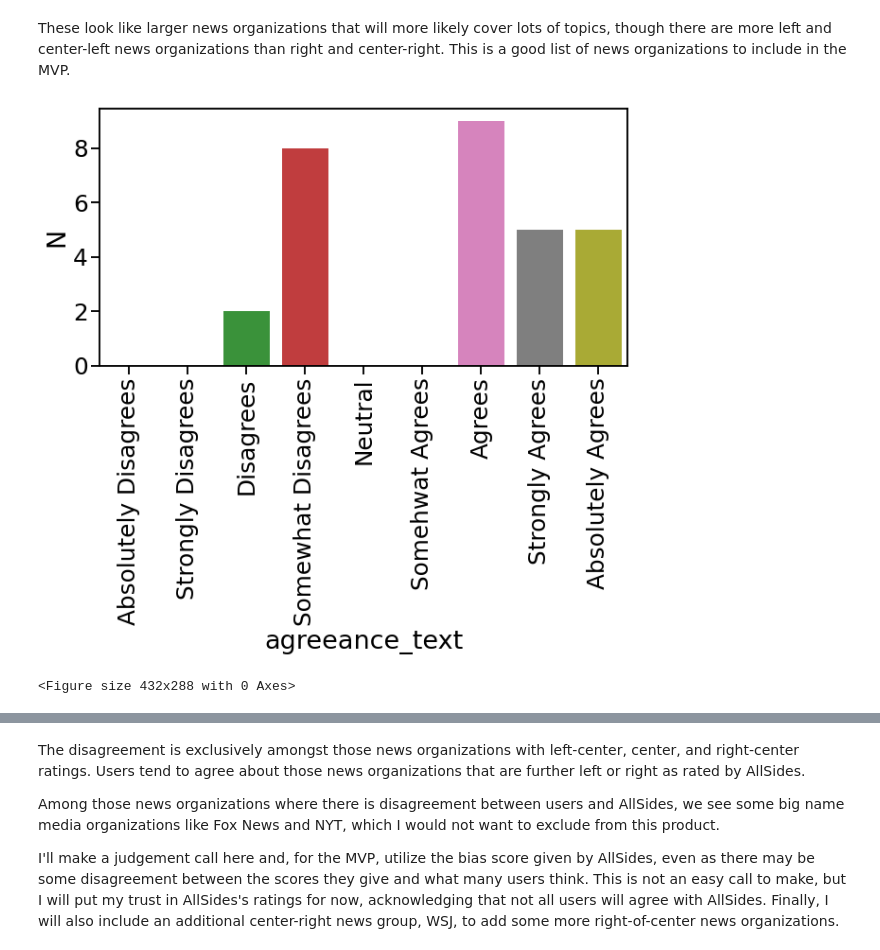
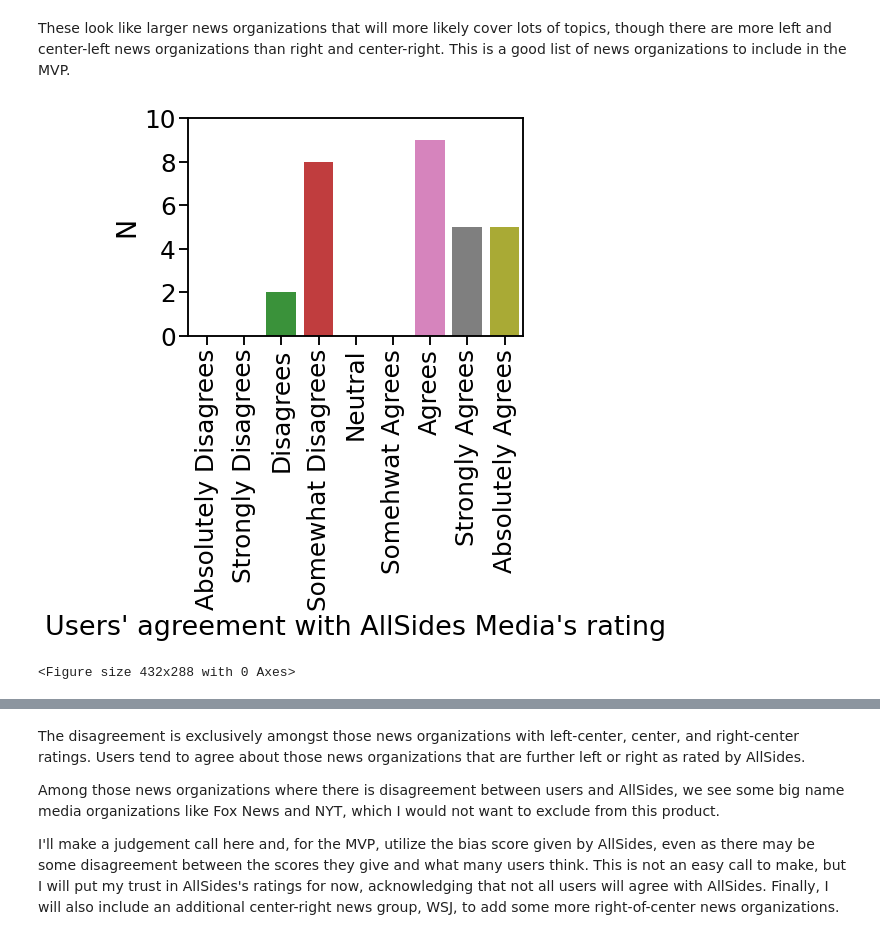
Before and after one commit to sagarsetru/debiaser, a Jupyter notebook: eda_all_sides_media.ipynb, the cells around one changed output, grey strips where cells are left out. Cells and saved outputs as stored; diff of their text form; code cells hidden in the pictures.

```diff
--- a/eda_all_sides_media.ipynb
+++ b/eda_all_sides_media.ipynb
@@ -198,15 +203,17 @@ plt.clf();
 These look like larger news organizations that will more likely cover lots of topics, though there are more left and center-left news organizations than right and center-right. This is a good list of news organizations to include in the MVP.
 # %%
 # how often does the 'public' agree with these ratings?
-plt.figure(figsize=(10,5));
+# plt.figure(figsize=(10,5));
 sns.countplot(all_sides_df_high_votes['agreeance_text'],order=['Absolutely Disagrees','Strongly Disagrees','Disagrees','Somewhat Disagrees','Neutral','Somehwat Agrees','Agrees','Strongly Agrees','Absolutely Agrees'])
 plt.ylabel('N');
+plt.yticks(np.arange(0, 11, step=2))
+plt.xlabel("Users' agreement with AllSides Media's rating")
 sns.set_context('talk', font_scale=1.5);
 plt.xticks(rotation=90);
 plt.show();
 plt.clf();
 # %% [output]
-[figure, old version]
+[figure, new version]
 <Figure size 432x288 with 0 Axes>
 # %%
 # look at those with agree votes and above
```
Also changed, not shown: parts of 9 cells of this notebook.
